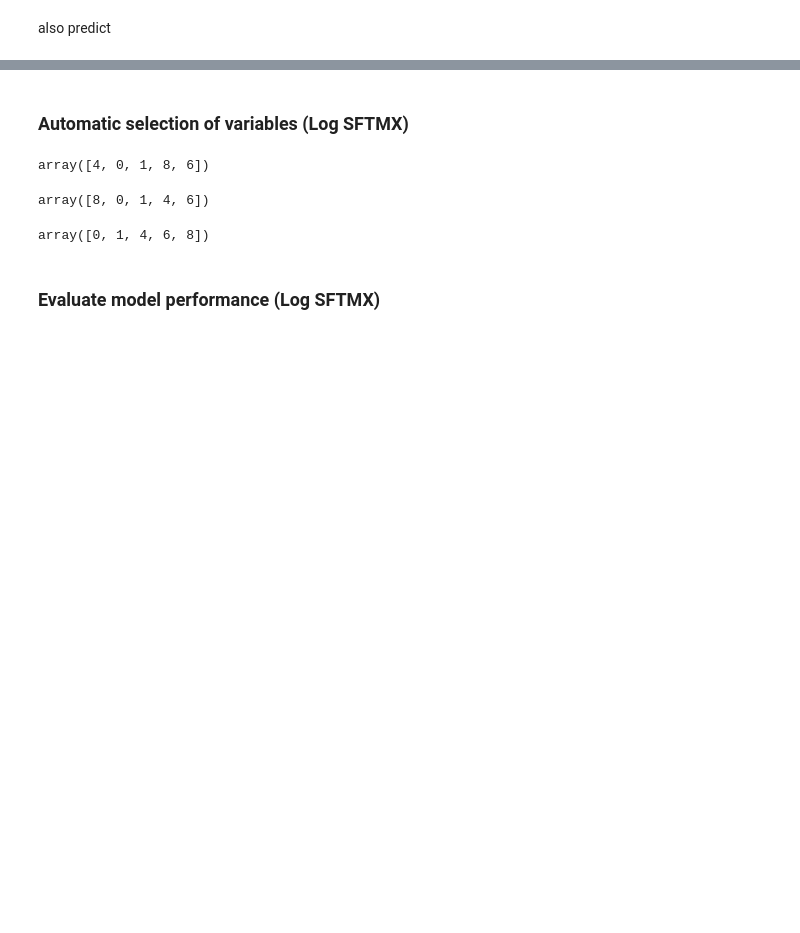
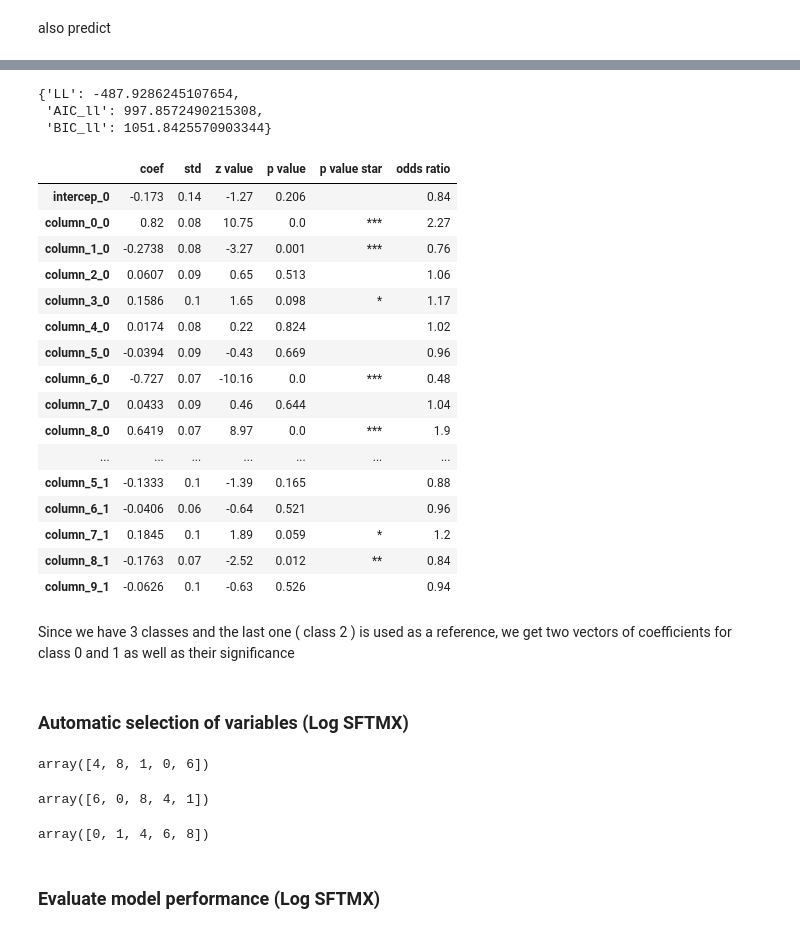
Before and after one commit to aayrapet/ml_parametric, a Jupyter notebook: _test.ipynb, the cells around one changed output, grey strips where cells are left out. Cells and saved outputs as stored; diff of their text form; code cells hidden in the pictures; blank space fills up the shorter version.

Commit message:
added K-1 classes, debugged, added significance tests for logit

```diff
--- a/_test.ipynb
+++ b/_test.ipynb
@@ -479,4 +530,9 @@ array([6, 1, 8, 0, 4])
+# %%
+table=pd.read_csv("data/exampleLRMulti.csv")
+table.drop(table.columns[table.columns.str.contains('unnamed',case = False)],axis = 1, inplace = True)
+x,y=np.array(table.drop(["column_Y"],axis=1)),np.array(table["column_Y"])
+columns_x=table.drop(["column_Y"],axis=1).columns.tolist()
 # %%
-modelSFT=LogisticRegression(solver="gd",multiclass="softmax")#dont use nr for the moment
+modelSFT=LogisticRegression(solver="gd",add_intercept=True)#dont use nr for the moment
 modelSFT.fit(x,y)
 # %% [output]
@@ -518,13 +600,41 @@ array([[0., 1., 0.],
+# %%
+modelSFT.get_inference(only_IC=True)
+# %% [output]
+{'LL': -487.9286245107654,
+ 'AIC_ll': 997.8572490215308,
+ 'BIC_ll': 1051.8425570903344}
+# %%
+modelSFT.get_inference(only_IC=False,ordered_columns_names=columns_x)
+# %% [output]
+|  | coef | std | z value | p value | p value star | odds ratio |
+| intercep_0 | -0.173 | 0.14 | -1.27 | 0.206 |  | 0.84 |
+| column_0_0 | 0.82 | 0.08 | 10.75 | 0.0 | *** | 2.27 |
+| column_1_0 | -0.2738 | 0.08 | -3.27 | 0.001 | *** | 0.76 |
+| column_2_0 | 0.0607 | 0.09 | 0.65 | 0.513 |  | 1.06 |
+| column_3_0 | 0.1586 | 0.1 | 1.65 | 0.098 | * | 1.17 |
+| column_4_0 | 0.0174 | 0.08 | 0.22 | 0.824 |  | 1.02 |
+| column_5_0 | -0.0394 | 0.09 | -0.43 | 0.669 |  | 0.96 |
+| column_6_0 | -0.727 | 0.07 | -10.16 | 0.0 | *** | 0.48 |
+| column_7_0 | 0.0433 | 0.09 | 0.46 | 0.644 |  | 1.04 |
+| column_8_0 | 0.6419 | 0.07 | 8.97 | 0.0 | *** | 1.9 |
+| ... | ... | ... | ... | ... | ... | ... |
+| column_5_1 | -0.1333 | 0.1 | -1.39 | 0.165 |  | 0.88 |
+| column_6_1 | -0.0406 | 0.06 | -0.64 | 0.521 |  | 0.96 |
+| column_7_1 | 0.1845 | 0.1 | 1.89 | 0.059 | * | 1.2 |
+| column_8_1 | -0.1763 | 0.07 | -2.52 | 0.012 | ** | 0.84 |
+| column_9_1 | -0.0626 | 0.1 | -0.63 | 0.526 |  | 0.94 |
+# %% [markdown]
+Since we have 3 classes and the last one ( class 2 ) is used as a reference, we get two vectors of coefficients for class 0 and 1 as well as their significance
 # %% [markdown]
 ### **Automatic selection of variables** (Log SFTMX)
 # %%
 modelSFT.autoselection("forward","BIC_ll",print_message=False)
 # %% [output]
-array([4, 0, 1, 8, 6])
+array([4, 8, 1, 0, 6])
 # %%
 modelSFT.autoselection("stepwise","BIC_ll",print_message=False)
 # %% [output]
-array([8, 0, 1, 4, 6])
+array([6, 0, 8, 4, 1])
 # %%
 modelSFT.autoselection("backward","BIC_ll",print_message=False)
 # %% [output]
```
Also changed, not shown: parts of 52 cells of this notebook, 5 other files.
